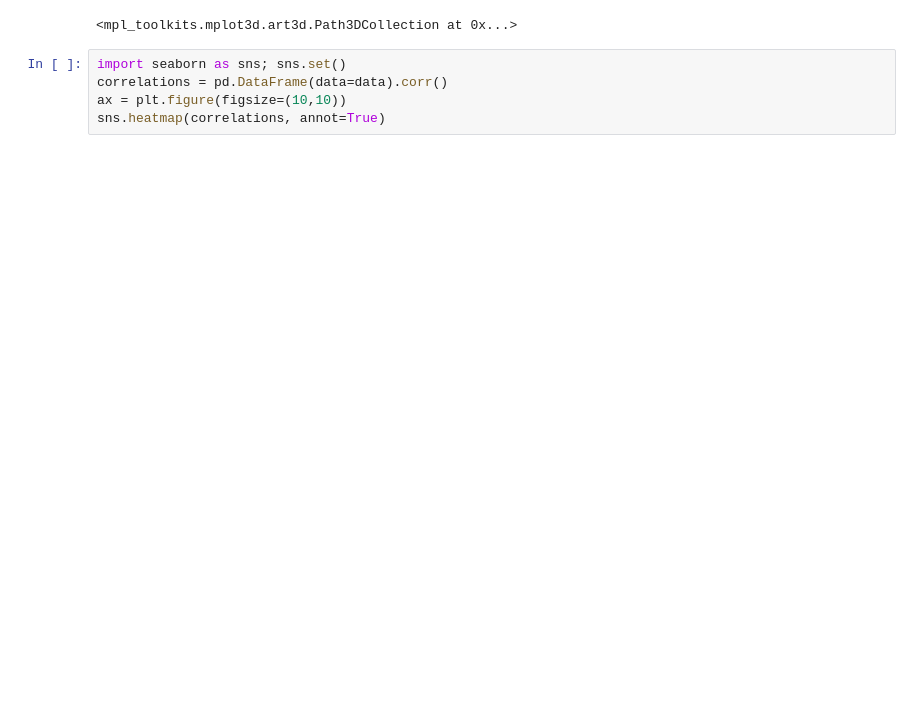
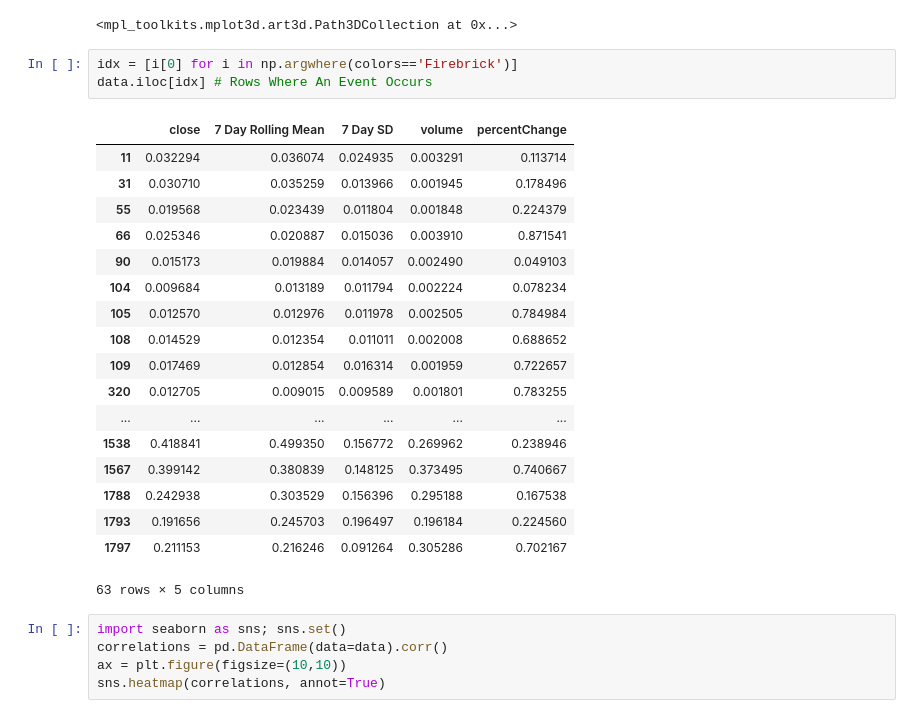
Before and after one commit to anish-saha/EventDetection-Paradigm01, a Jupyter notebook: TSNE.ipynb, the cells around one changed output. Drawn from its saved outputs; the diff is of its cells as text; blank space fills up the shorter version.

```diff
--- a/TSNE.ipynb
+++ b/TSNE.ipynb
@@ -109,6 +109,28 @@ ax.scatter(xs=tsne_out.T[0], ys=tsne_out.T[1], zs=tsne_out.T[2], s=2, c=colors)
 [interactive output not drawn]
 [interactive output not drawn]
 <mpl_toolkits.mplot3d.art3d.Path3DCollection at 0x...>
+# %%
+idx = [i[0] for i in np.argwhere(colors=='Firebrick')]
+data.iloc[idx] # Rows Where An Event Occurs
+# %% [output]
+|  | close | 7 Day Rolling Mean | 7 Day SD | volume | percentChange |
+| 11 | 0.032294 | 0.036074 | 0.024935 | 0.003291 | 0.113714 |
+| 31 | 0.030710 | 0.035259 | 0.013966 | 0.001945 | 0.178496 |
+| 55 | 0.019568 | 0.023439 | 0.011804 | 0.001848 | 0.224379 |
+| 66 | 0.025346 | 0.020887 | 0.015036 | 0.003910 | 0.871541 |
+| 90 | 0.015173 | 0.019884 | 0.014057 | 0.002490 | 0.049103 |
+| 104 | 0.009684 | 0.013189 | 0.011794 | 0.002224 | 0.078234 |
+| 105 | 0.012570 | 0.012976 | 0.011978 | 0.002505 | 0.784984 |
+| 108 | 0.014529 | 0.012354 | 0.011011 | 0.002008 | 0.688652 |
+| 109 | 0.017469 | 0.012854 | 0.016314 | 0.001959 | 0.722657 |
+| 320 | 0.012705 | 0.009015 | 0.009589 | 0.001801 | 0.783255 |
+| ... | ... | ... | ... | ... | ... |
+| 1538 | 0.418841 | 0.499350 | 0.156772 | 0.269962 | 0.238946 |
+| 1567 | 0.399142 | 0.380839 | 0.148125 | 0.373495 | 0.740667 |
+| 1788 | 0.242938 | 0.303529 | 0.156396 | 0.295188 | 0.167538 |
+| 1793 | 0.191656 | 0.245703 | 0.196497 | 0.196184 | 0.224560 |
+| 1797 | 0.211153 | 0.216246 | 0.091264 | 0.305286 | 0.702167 |
+63 rows × 5 columns
 # %%
 import seaborn as sns; sns.set()
 correlations = pd.DataFrame(data=data).corr()
```
Also changed, not shown: parts of 6 cells of this notebook, 2 other files.
